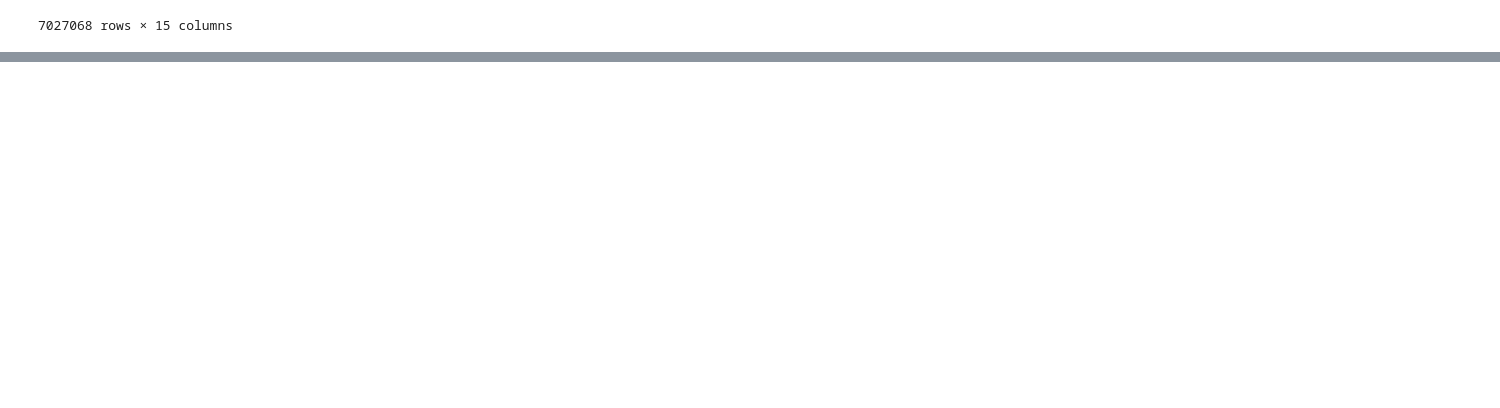
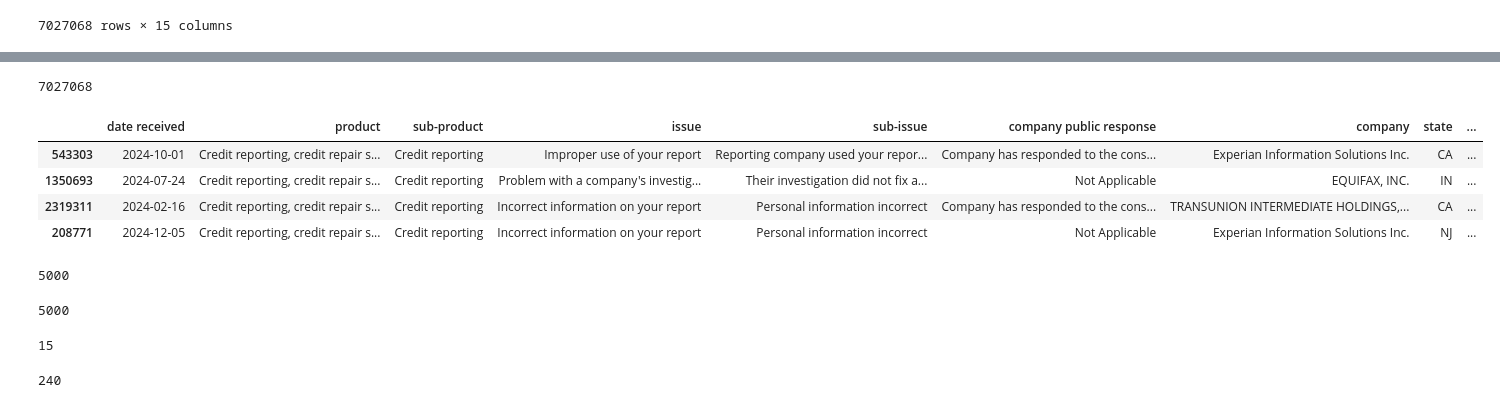
Before and after one commit to janettelau/consumer_complaints, a Jupyter notebook: complaints_notebook.ipynb, the cells around one changed output, grey strips where cells are left out. Drawn from its saved outputs; the diff is of its cells as text; code cells hidden in the pictures; blank space fills up the shorter version.

```diff
--- a/complaints_notebook.ipynb
+++ b/complaints_notebook.ipynb
@@ -304,0 +96,3 @@ merge_db["product"]=merge_db["product"].replace({
+# %%
+complaints_db['timely response?'] = complaints_db['timely response?'].replace({'Yes': True, 'No': False})
+#complaints_db['Consumer disputed?'] = complaints_db['Consumer disputed?'].replace({'Yes': True, 'No': False})
@@ -304,0 +119,4 @@ merge_db["product"]=merge_db["product"].replace({
+# %%
+# Convert Timely response? column to boolean
+complaints_db['timely response?'] = complaints_db['timely response?'].astype(bool)
+#complaints_metadata['Consumer disputed?'] = complaints_metadata['Consumer disputed?'].astype(bool)
@@ -304,0 +143,40 @@ merge_db["product"]=merge_db["product"].replace({
+# %%
+# Number of rows in dataframe
+len(complaints_db)
+# %% [output]
+7027068
+# %%
+# Filtered to only complaints in 2024 calender year
+clean_database = complaints_db[(complaints_db['date received'] >= "2024-01-01") & (complaints_db['date received'] <= "2024-12-31")]
+# %%
+sample_data = clean_database.sample(n=5000, random_state=1)
+# %%
+sample_data.head(4)
+# %% [output]
+|  | date received | product | sub-product | issue | sub-issue | company public response | company | state | ... |
+| 543303 | 2024-10-01 | Credit reporting, credit repair s... | Credit reporting | Improper use of your report | Reporting company used your repor... | Company has responded to the cons... | Experian Information Solutions Inc. | CA | ... |
+| 1350693 | 2024-07-24 | Credit reporting, credit repair s... | Credit reporting | Problem with a company's investig... | Their investigation did not fix a... | Not Applicable | EQUIFAX, INC. | IN | ... |
+| 2319311 | 2024-02-16 | Credit reporting, credit repair s... | Credit reporting | Incorrect information on your report | Personal information incorrect | Company has responded to the cons... | TRANSUNION INTERMEDIATE HOLDINGS,... | CA | ... |
+| 208771 | 2024-12-05 | Credit reporting, credit repair s... | Credit reporting | Incorrect information on your report | Personal information incorrect | Not Applicable | Experian Information Solutions Inc. | NJ | ... |
+# %%
+# Find number of complaints in 2024
+len(sample_data)
+# %% [output]
+5000
+# %%
+# Count of Complaint ID column confirms each row is a unique compaint
+# when compared against the row count above.
+sample_data["complaint id"].nunique()
+# %% [output]
+5000
+# %%
+# Number of columns in panda dataframe
+len(sample_data.columns)
+# %% [output]
+15
+# %%
+# Number of companies represented in database.
+number_of_companies = sample_data["company"].nunique()
+number_of_companies
+# %% [output]
+240
```
Also changed, not shown: parts of 52 cells of this notebook, 1 other file.
